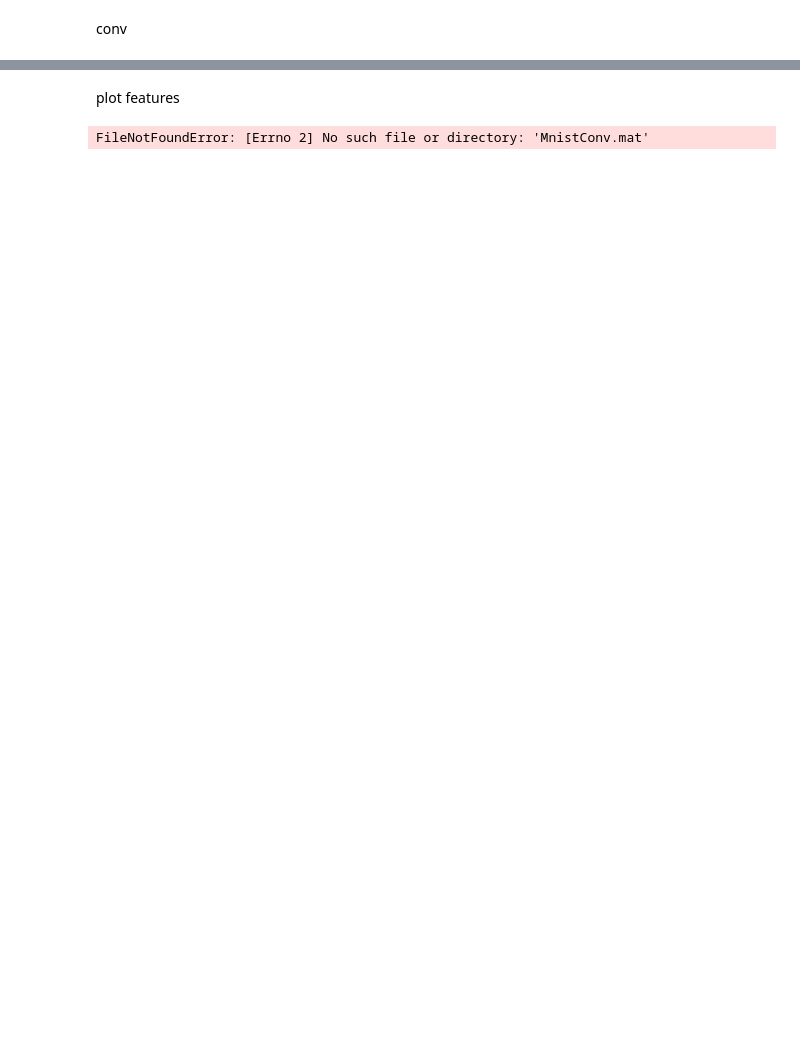
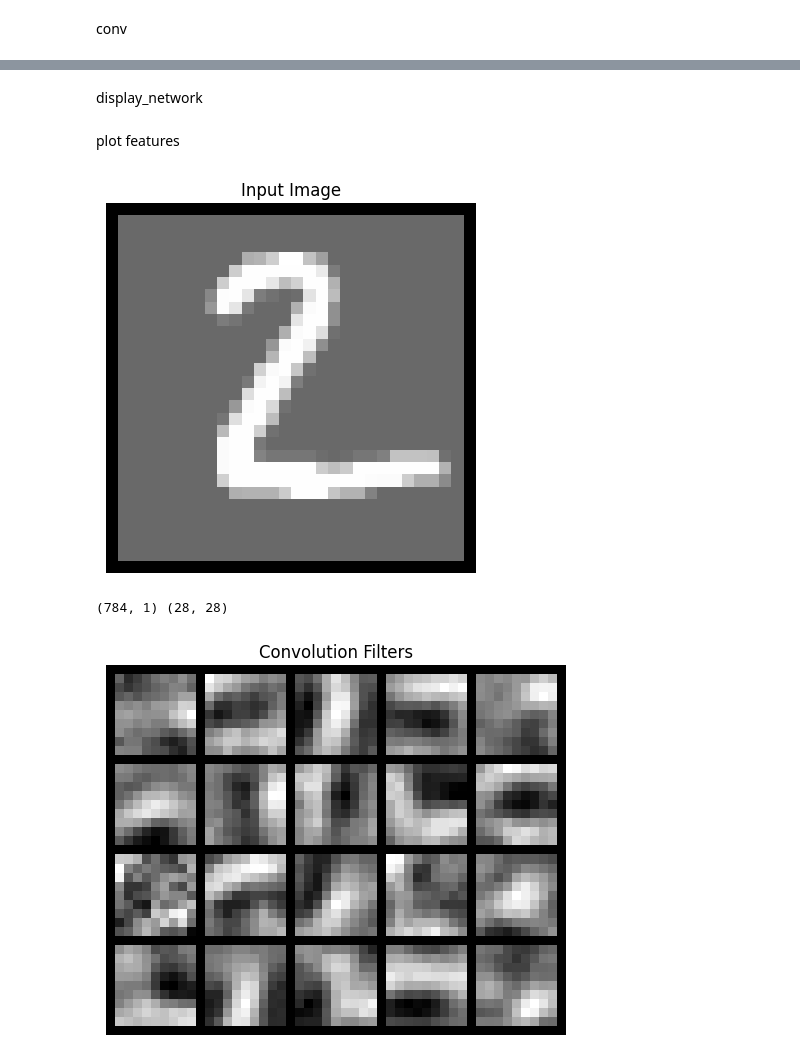
Before and after one commit to Finardi-FS/Neural-Shrimps, a Jupyter notebook: 04_Convolutional_Neural_Network/Conv_NN.ipynb, the cells around one changed output, grey strips where cells are left out. Saved outputs shown, nothing was run; the diff lists cells and outputs as text; code cells hidden in the pictures; blank space fills up the shorter version.

Commit message:
display network

```diff
--- a/04_Convolutional_Neural_Network/Conv_NN.ipynb
+++ b/04_Convolutional_Neural_Network/Conv_NN.ipynb
@@ -198,7 +206,7 @@ conv
 # %%
 def Conv(x, W):
     wrow, wcol, numFilters = W.shape
-    xrow, xcol, _ = x.shape
+    xrow, xcol = x.shape
 
     yrow = xrow - wrow + 1
     ycol = xcol - wcol + 1
@@ -207,22 +215,22 @@ def Conv(x, W):
 
     for k in range(numFilters):
         filter = W[:, :, k]
-        filter = np.rot90(filter, 2)
-        y[:, :, k] = convolve2d(x[:, :, k], filter, mode='valid')
+        #filter = np.rot90(filter, 2)
+        y[:, :, k] = convolve2d(x[:, :], filter, mode='valid')
 
     return y
 
 # Esempio di utilizzo:
-x = np.zeros((6, 6, 3))
+x = np.zeros((6, 6))
 
 for i in range(6) :
     for j in range(6):
         if i < 3 and j < 3:
-            x[i,j,:] = 1
+            x[i,j] = 1
         elif i >= 3 and j >= 3:
-            x[i,j,:] = 2
+            x[i,j] = 2
         elif i < 3 and j >= 3:
-            x[i,j,:] = 3
+            x[i,j] = 3
 
 
 W = np.ones((2, 2, 3))
@@ -230,8 +238,8 @@ W = np.ones((2, 2, 3))
 y = Conv(x, W)
 
 print('W ', W)
-print('x ', x[:,:,0])
-print('y ', y[:,:,:])
+print('x ', x[:,:])
+print('y ', y[:,:,0])
 # %% [output]
 W  [[[1. 1. 1.]
   [1. 1. 1.]]
@@ -252,0 +260,2 @@ y  [[[ 4.  4.  4.]
+# %% [markdown]
+display_network
@@ -265,24 +355,6 @@ W1 = data['W1']
 W5 = data['W5']
 Wo = data['Wo']
 
-def display_network(data, title=''):
-    fig, ax = plt.subplots()
-    num_filters = data.shape[1]
-    filter_size = int(np.sqrt(data.shape[0]))
-    num_cols = int(np.sqrt(num_filters))
-    num_rows = (num_filters + num_cols - 1) // num_cols
-    grid = np.zeros((num_rows * filter_size, num_cols * filter_size))
-
-    for i in range(num_filters):
-        row = i // num_cols
-        col = i % num_cols
-        grid[row*filter_size:(row+1)*filter_size, col*filter_size:(col+1)*filter_size] = data[:, i].reshape((filter_size, filter_size))
-
-    ax.imshow(grid, cmap='gray', interpolation='nearest')
-    ax.set_title(title)
-    ax.axis('off')
-    plt.show()
-
 # Esempio di utilizzo
 k = 1
 x = X[:, :, k]
@@ -295,44 +367,48 @@ y5 = CNN.ReLU(v5)
 v = np.dot(Wo, y5)
 y = CNN.Softmax(v)
 
+F = 20
 # Visualizza l'immagine di input
 plt.figure()
 display_network(x.reshape(-1, 1), title='Input Image')
+print(x.reshape(-1, 1).shape, x.shape)
 
 # Visualizza i filtri di convoluzione
-convFilters = np.zeros((9*9, 20))
-for i in range(20):
+convFilters = np.zeros((9*9, F))
+for i in range(F):
     filter = W1[:, :, i]
     convFilters[:, i] = filter.flatten()
 
 plt.figure()
 display_network(convFilters, title='Convolution Filters')
 
 # Visualizza le caratteristiche [Convolution]
-fList = np.zeros((20*20, 20))
-for i in range(20):
+fList = np.zeros((20*20, F))
+for i in range(F):
     feature = y1[:, :, i]
     fList[:, i] = feature.flatten()
 
 plt.figure()
 display_network(fList, title='Features [Convolution]')
 
 # Visualizza le caratteristiche [Convolution + ReLU]
-fList = np.zeros((20*20, 20))
-for i in range(20):
+fList = np.zeros((20*20, F))
+for i in range(F):
     feature = y2[:, :, i]
     fList[:, i] = feature.flatten()
 
 plt.figure()
 display_network(fList, title='Features [Convolution + ReLU]')
 
 # Visualizza le caratteristiche [Convolution + ReLU + MeanPool]
-fList = np.zeros((10*10, 20))
-for i in range(20):
+fList = np.zeros((10*10, F))
+for i in range(F):
     feature = y3[:, :, i]
     fList[:, i] = feature.flatten()
 
 plt.figure()
 display_network(fList, title='Features [Convolution + ReLU + MeanPool]')
 # %% [output]
+[figure, added]
-FileNotFoundError: [Errno 2] No such file or directory: 'MnistConv.mat'
+(784, 1) (28, 28)
+[figure, added]
```
Also changed, not shown: parts of 6 cells of this notebook.
